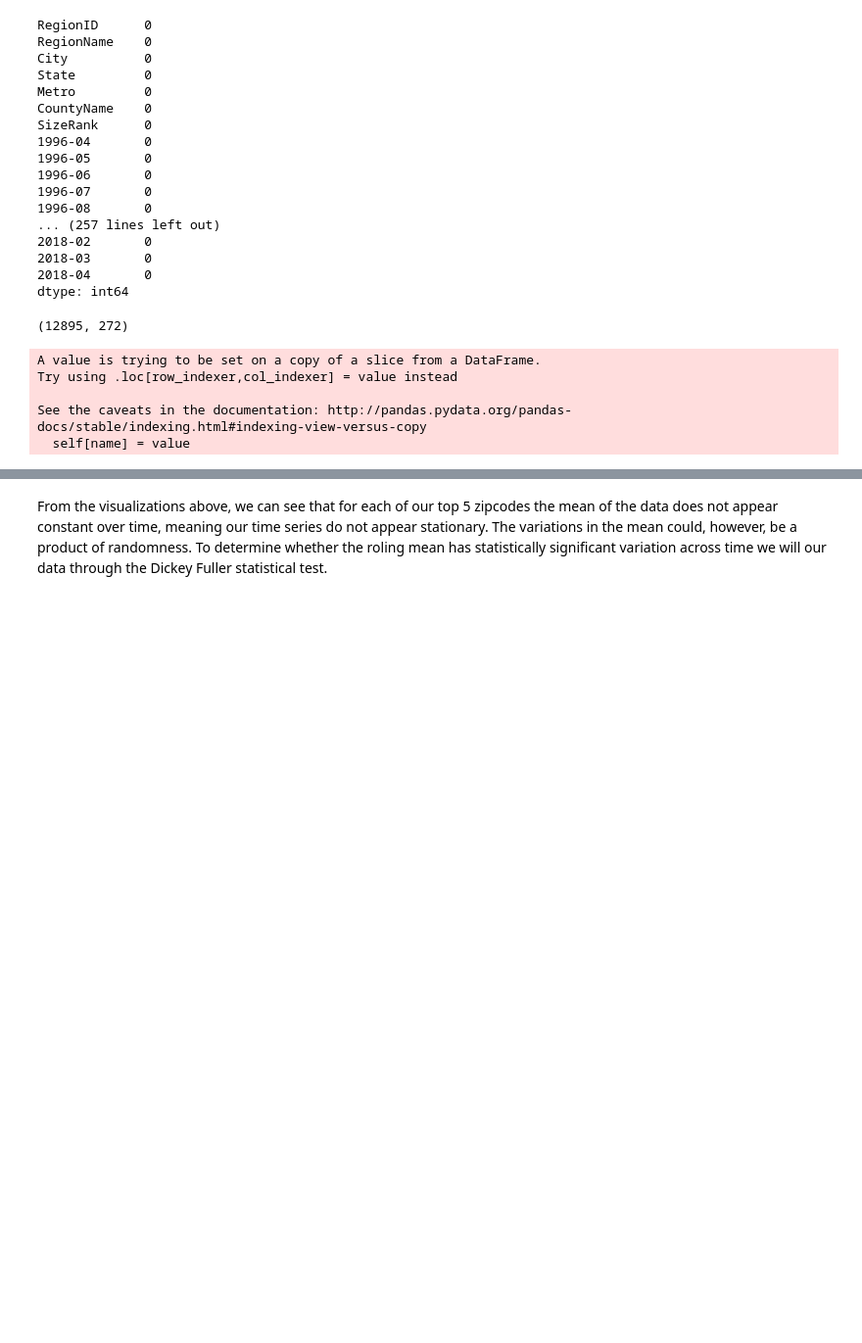
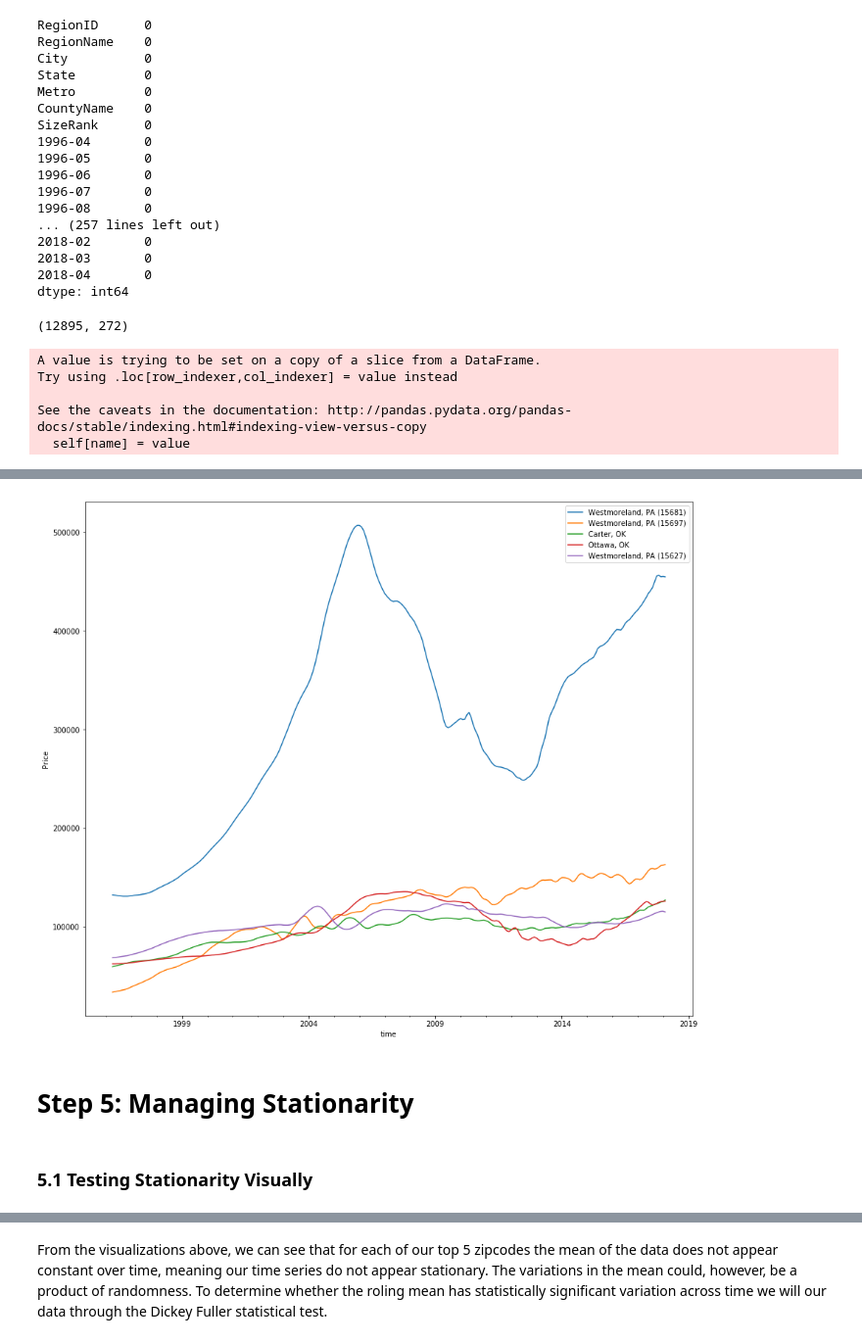
Before and after one commit to jsavory-94/dsc-mod-4-project-online-ds-pt-021119, a Jupyter notebook: mod_4_starter_notebook.ipynb, the cells around one changed output, grey strips where cells are left out. Shown at 98% size. Saved outputs shown, nothing was run; the diff lists cells and outputs as text; code cells hidden in the pictures; blank space fills up the shorter version.

```diff
--- a/mod_4_starter_notebook.ipynb
+++ b/mod_4_starter_notebook.ipynb
@@ -312,0 +229,4 @@ top_5_zipcodes_df
+# %%
+return_risk_metric = metric_df['Return/Risk']
+ROI = metric_df['ROI']
+IQR = metric_df['IQR']
@@ -324,6 +278,7 @@ date_columns
 # %%
-top5_zipcodes_df_melted = melt_data(top_5_zipcodes_df,date_columns)
-#zillow_df
+#Melt df
+date_columns = list(zillow_df.columns[7:-3])
+top5_zipcodes_df_melted = melt_data(top5_zipcodes_df,date_columns)
 top5_zipcodes_df_melted = top5_zipcodes_df_melted.rename(index=str, columns={"value": "price"})
 
-top5_zipcodes_df_melted#.head()
+top5_zipcodes_df_melted
@@ -331,0 +308,29 @@ top5_zipcodes_df_melted#.head()
+# %%
+def get_df_at_zipcode(zipcode):
+    zipcode_df = top5_zipcodes_df_melted[top5_zipcodes_df_melted['RegionName']==zipcode]
+    zipcode_timePrice = zipcode_df.iloc[:,-2:]
+    zipcode_timePrice = zipcode_timePrice.set_index('time')
+
+    return zipcode_timePrice#.plot()
+
+def visualize(dataframe):
+    dataframe.plot(figsize=(15,13))
+    plt.legend(['Westmoreland, PA (15681)', 'Westmoreland, PA (15697)','Carter, OK', 'Ottawa, OK', 'Westmoreland, PA (15627)'])
+    plt.ylabel('Price')
+
+def get_prices_at_zipcode(zipcode):
+    df_60657 = top5_zipcodes_df_melted[top5_zipcodes_df_melted['RegionName'] == zipcode]
+    df_60657 = df_60657.set_index(df_60657['time'])
+    return pd.DataFrame(df_60657['price'])
+# %%
+df_93445 = get_prices_at_zipcode('93445')
+df_16841 = get_prices_at_zipcode('16841')
+df_38023 = get_prices_at_zipcode('38023')
+df_23075 = get_prices_at_zipcode('23075')
+df_60420 = get_prices_at_zipcode('60420')
+
+top_zips_df = pd.concat([df_93445, df_16841, df_38023, df_23075, df_60420], axis=1) #Creating a dataframe with top five zips time series
+
+print(top_zips_df)
+top_zips_df.columns=[93445, 16841, 38023, 23075, 60420]
+top_zips_df.head()
@@ -332 +362,9 @@ top5_zipcodes_df_melted#.head()
+# %%
+visualize(top_zips_df)
+# %% [output]
+[figure, added]
+# %% [markdown]
+# Step 5: Managing Stationarity
+# %% [markdown]
+### 5.1 Testing Stationarity Visually
 # %%
```
Also changed, not shown: parts of 82 cells of this notebook, 2 other files.
